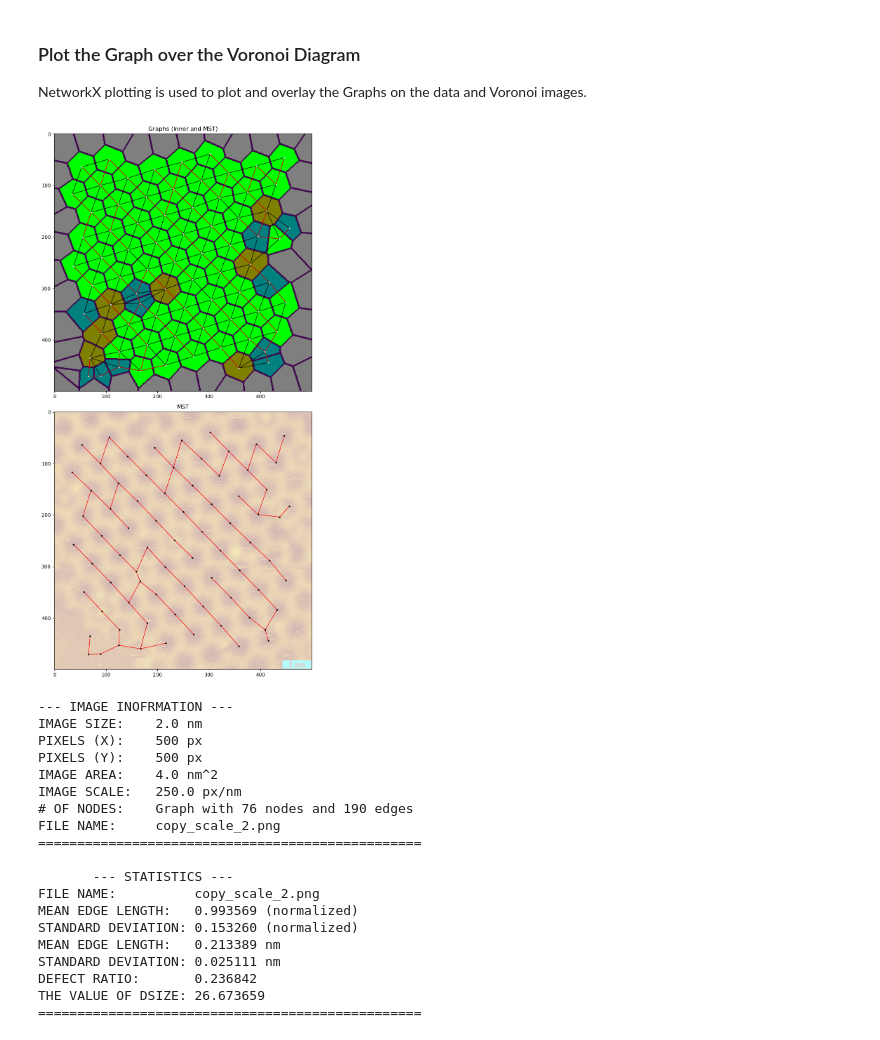
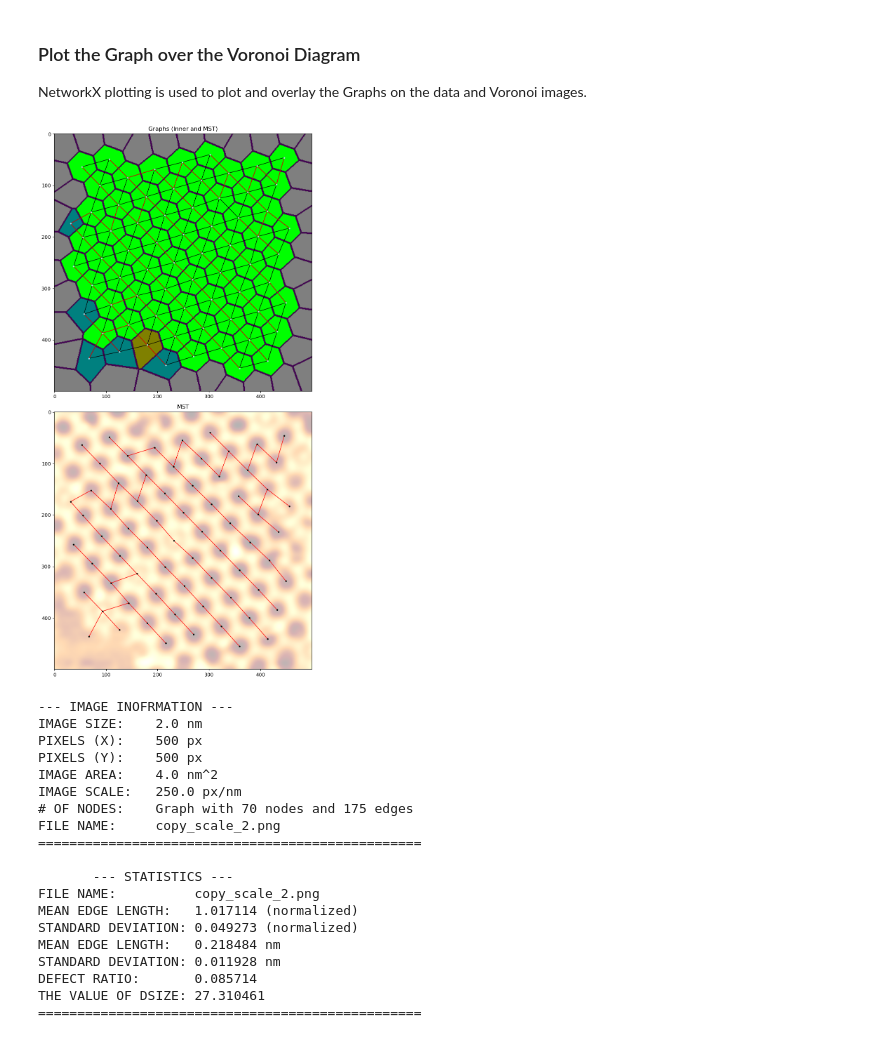
Before and after one commit to GallagherSurfaceLab/summer_26, a Jupyter notebook: STM_voronoi.ipynb, the cells around one changed output. Cells and saved outputs as stored; diff of their text form; code cells hidden in the pictures.

```diff
--- a/STM_voronoi.ipynb
+++ b/STM_voronoi.ipynb
@@ -55,7 +57,7 @@ power = 0.3
 # %%
 from skimage import exposure
 
-img = img_file(f)
+img = img_file('copy_scale_2.png')
 img.load()
 
 threshold_factor = 0.003
@@ -80,14 +82,24 @@ img.img_inpainted = inpainted
 img.scar_mask = mask
 
 use_inpainted = True
-sigma_2 = 3
+sigma_2 = 6
 
 source = (img.img_inpainted if use_inpainted and hasattr(img, 'img_inpainted') else img.img)
 img.img_blurred = filters.gaussian(source, sigma = sigma_2, channel_axis = -1 if source.ndim == 3 else None)
 
-sigma_corrected = exposure.adjust_sigmoid(img.img_blurred, 0.4)
+if img.img_blurred.ndim == 3:
+    image_gray = np.dot(img.img_blurred[...,:3], [0.2989, 0.5870, 0.1140])
+else:
+    image_gray = img.img_blurred
 
-plt.imshow(sigma_corrected, cmap = 'gray' if img.img_inpainted.ndim == 2 else None)
+image_norm = (image_gray - image_gray.min()) / (image_gray.max() - image_gray.min())
+
+cmap_name = 'afmhot'
+cmap = cm.get_cmap(cmap_name)
+
+colored_image_rgb = cmap(image_norm)
+
+plt.imshow(colored_image_rgb)
 plt.tight_layout()
 plt.show()
 # %% [output]
@@ -145,0 +107,19 @@ fig.colorbar(im1, ax=axes[1], shrink=0.6)
+# %%
+img = img_file(f)
+img.load()
+
+px_a_th = 10
+radius = (img.scale / 5)
+if radius == 0:
+    radius = 1
+
+img_gr = gray_process(colored_image_rgb, dsize = dsize, cutoff = cutoff)
+
+fig, axes = plt.subplots(nrows = 1, ncols = 2, figsize = (11, 6))
+im0 = axes[0].imshow(img_gr, cmap = 'gray')
+axes[0].set_title('Grey Scale Image')
+im1 = axes[1].imshow(util.invert(img_gr), cmap = 'gray')
+axes[1].set_title('Inverted Gray Scale Image')
+
+fig.colorbar(im0, ax = axes[0], shrink = 0.6)
+fig.colorbar(im1, ax = axes[1], shrink = 0.6)
@@ -301,7 +284,7 @@ nx.draw_networkx_edges(g_msf, pos_msf, edge_color="red",
 ax[0].set_xlim(xlim)
 ax[0].set_ylim(ylim)
 
-ax[1].imshow(img.img, alpha = 0.3)
+ax[1].imshow(colored_image_rgb, alpha = 0.3)
 ax[1].set_title('MST')
 nx.draw_networkx_nodes(graph_inner, pos_inner, node_color="black", node_size=5,
                        ax=ax[1], hide_ticks=False)
@@ -316,52 +299,52 @@ plt.show()
 # THIS IS THE INFORMATION WE GET FROM THE FILENAME
 print("--- IMAGE INOFRMATION ---")
 print(f"IMAGE SIZE:    {img.nm_size} nm")
 print(f"PIXELS (X):    {img.px_sizex} px")
 print(f"PIXELS (Y):    {img.px_sizey} px")
 print(f"IMAGE AREA:    {img.area} nm^2")
 print(f"IMAGE SCALE:   {img.scale} px/nm")
 print(f"# OF NODES:    {graph_inner}")
 print(f"FILE NAME:     {img.name}")
 print("=================================================")
 print('')
 
 
 _, _, m, sig, _,  defect_ratio = statistics(graph_node, graph_inner, g_msf)
 _, _, _, _, G, _, _ = voronoi_tree(img, graph_node, k = k, power = power)
 lengths = np.array([G[u][v]['dis'] for u, v in G.edges()])
 m_1 = np.mean(lengths)
 sig_1 = np.std(lengths)
 dsize = (img.scale * m_1 / 2)
 
 print('       --- STATISTICS ---')
 print(f"FILE NAME:          {img.name}")
 print(f'MEAN EDGE LENGTH:   {m:.6f} (normalized)')
 print(f'STANDARD DEVIATION: {sig:.6f} (normalized)')
 print(f'MEAN EDGE LENGTH:   {m_1:.6f} nm')
 print(f'STANDARD DEVIATION: {sig_1:.6f} nm')
 print(f'DEFECT RATIO:       {defect_ratio:.6f}')
 print(f'THE VALUE OF DSIZE: {dsize:.6f}')
 print("=================================================")
 # %% [output]
-[figure, old version]
+[figure, new version]
 --- IMAGE INOFRMATION ---
 IMAGE SIZE:    2.0 nm
 PIXELS (X):    500 px
 PIXELS (Y):    500 px
 IMAGE AREA:    4.0 nm^2
 IMAGE SCALE:   250.0 px/nm
-# OF NODES:    Graph with 76 nodes and 190 edges
+# OF NODES:    Graph with 70 nodes and 175 edges
 FILE NAME:     copy_scale_2.png
 =================================================
 
        --- STATISTICS ---
 FILE NAME:          copy_scale_2.png
-MEAN EDGE LENGTH:   0.993569 (normalized)
-STANDARD DEVIATION: 0.153260 (normalized)
-MEAN EDGE LENGTH:   0.213389 nm
-STANDARD DEVIATION: 0.025111 nm
-DEFECT RATIO:       0.236842
-THE VALUE OF DSIZE: 26.673659
+MEAN EDGE LENGTH:   1.017114 (normalized)
+STANDARD DEVIATION: 0.049273 (normalized)
+MEAN EDGE LENGTH:   0.218484 nm
+STANDARD DEVIATION: 0.011928 nm
+DEFECT RATIO:       0.085714
+THE VALUE OF DSIZE: 27.310461
 =================================================
 # %%
 # WE CAN TOGGLE THE POWER SWEEP ON/OFF
```
Also changed, not shown: parts of 9 cells of this notebook.
